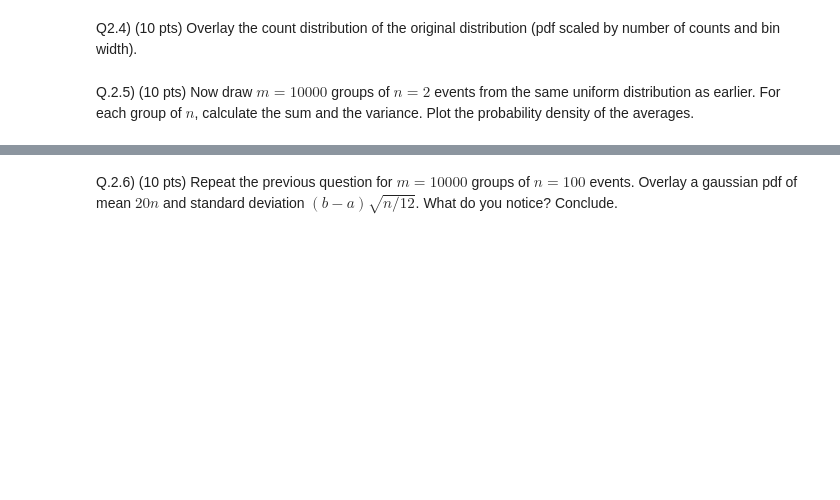
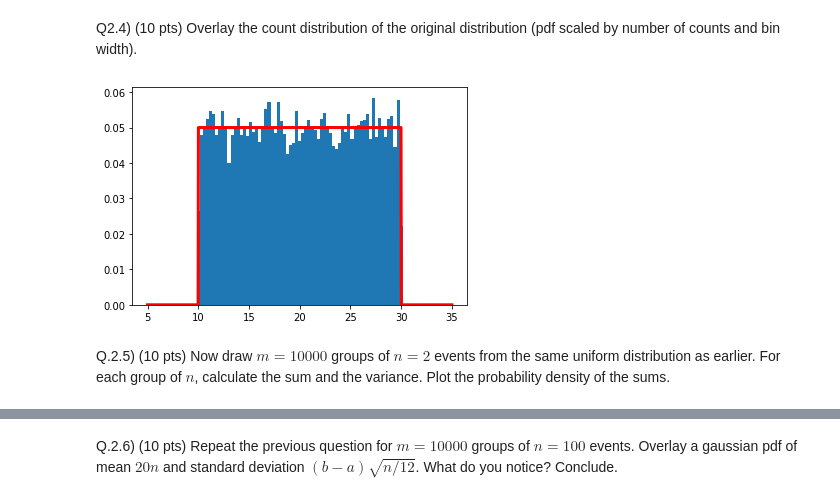
Before and after one commit to Shaquible/ENPH-252, a Jupyter notebook: Assignment2/ENPH252PHYS250_Assgt_2_2022W.ipynb, the cells around one changed output, grey strips where cells are left out. Saved outputs shown, nothing was run; the diff lists cells and outputs as text; code cells hidden in the pictures; blank space fills up the shorter version.

```diff
--- a/Assignment2/ENPH252PHYS250_Assgt_2_2022W.ipynb
+++ b/Assignment2/ENPH252PHYS250_Assgt_2_2022W.ipynb
@@ -81,4 +85,11 @@ plt.show()
 # %% [markdown]
 Q2.4) (10 pts) Overlay the count distribution of the original distribution (pdf scaled by number of counts and bin width).
+# %%
+xRng = np.linspace(5, 35, 1000)
+plt.plot(xRng, uniform.pdf(xRng, loc=10, scale=20), 'r-', lw = 3)
+plt.hist(uniformArr, bins=bin, density=True)
+plt.show()
+# %% [output]
+[figure, added]
 # %% [markdown]
-Q.2.5) (10 pts) Now draw $m=10000$ groups of $n=2$ events from the same uniform distribution as earlier.  For each group of $n$, calculate the sum and the variance.  Plot the probability density of the averages.
+Q.2.5) (10 pts) Now draw $m=10000$ groups of $n=2$ events from the same uniform distribution as earlier.  For each group of $n$, calculate the sum and the variance.  Plot the probability density of the sums.
```
Also changed, not shown: parts of 7 cells of this notebook.
